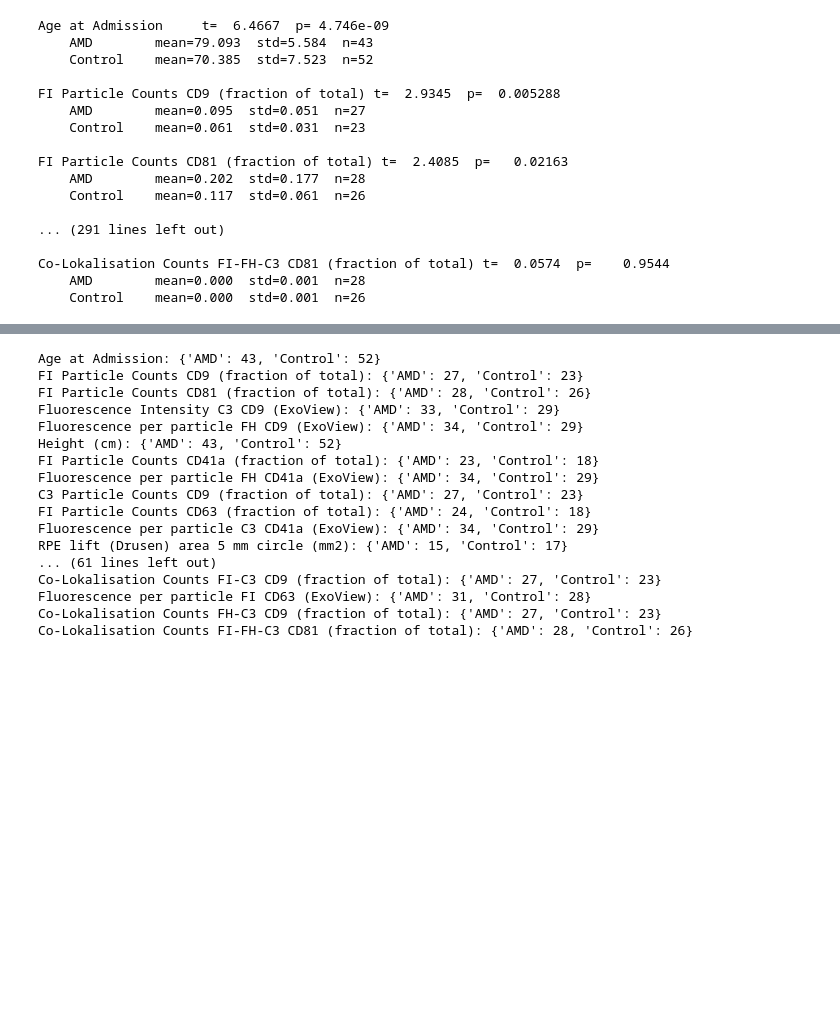
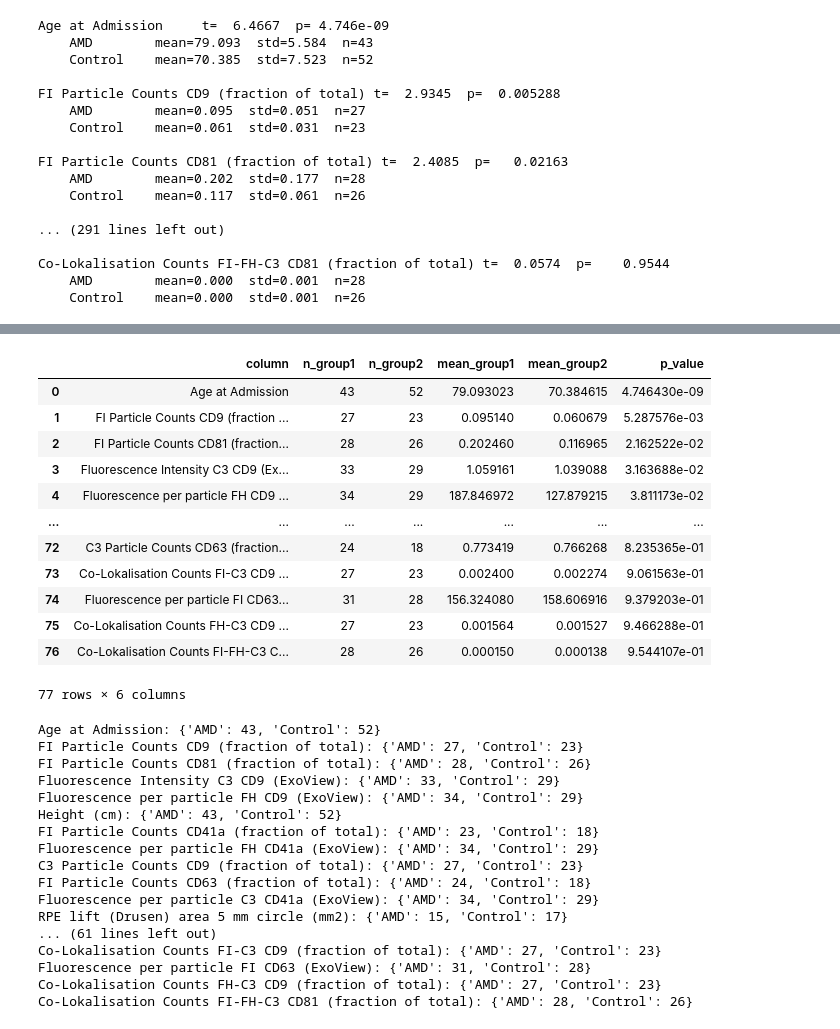
Before and after one commit to hannesur98/cambio-analysis, a Jupyter notebook: notebooks/cambio_vis.ipynb, the cells around one changed output, grey strips where cells are left out. Cells and saved outputs as stored; diff of their text form; code cells hidden in the pictures; blank space fills up the shorter version.

```diff
--- a/notebooks/cambio_vis.ipynb
+++ b/notebooks/cambio_vis.ipynb
@@ -60,3 +78,31 @@ Co-Lokalisation Counts FI-FH-C3 CD81 (fraction of total) t=  0.0574  p=    0.954
+# %%
+df_overview = pd.DataFrame([
+    {
+        "column": res["column"],
+        "n_group1": res["diag"]["n_obs"][res["diag"]["group_names"][0]],
+        "n_group2": res["diag"]["n_obs"][res["diag"]["group_names"][1]],
+        "mean_group1": res["diag"]["means"][res["diag"]["group_names"][0]],
+        "mean_group2": res["diag"]["means"][res["diag"]["group_names"][1]],
+        "p_value": res["p_val"]
+    }
+    for res in t_test_d_list
+])
+
+df_overview
+# %% [output]
+|  | column | n_group1 | n_group2 | mean_group1 | mean_group2 | p_value |
+| 0 | Age at Admission | 43 | 52 | 79.093023 | 70.384615 | 4.746430e-09 |
+| 1 | FI Particle Counts CD9 (fraction ... | 27 | 23 | 0.095140 | 0.060679 | 5.287576e-03 |
+| 2 | FI Particle Counts CD81 (fraction... | 28 | 26 | 0.202460 | 0.116965 | 2.162522e-02 |
+| 3 | Fluorescence Intensity C3 CD9 (Ex... | 33 | 29 | 1.059161 | 1.039088 | 3.163688e-02 |
+| 4 | Fluorescence per particle FH CD9 ... | 34 | 29 | 187.846972 | 127.879215 | 3.811173e-02 |
+| ... | ... | ... | ... | ... | ... | ... |
+| 72 | C3 Particle Counts CD63 (fraction... | 24 | 18 | 0.773419 | 0.766268 | 8.235365e-01 |
+| 73 | Co-Lokalisation Counts FI-C3 CD9 ... | 27 | 23 | 0.002400 | 0.002274 | 9.061563e-01 |
+| 74 | Fluorescence per particle FI CD63... | 31 | 28 | 156.324080 | 158.606916 | 9.379203e-01 |
+| 75 | Co-Lokalisation Counts FH-C3 CD9 ... | 27 | 23 | 0.001564 | 0.001527 | 9.466288e-01 |
+| 76 | Co-Lokalisation Counts FI-FH-C3 C... | 28 | 26 | 0.000150 | 0.000138 | 9.544107e-01 |
+77 rows × 6 columns
 # %%
 results = cambio.perform_t_tests()
 
```
Also changed, not shown: parts of 9 cells of this notebook, 2 other files.
